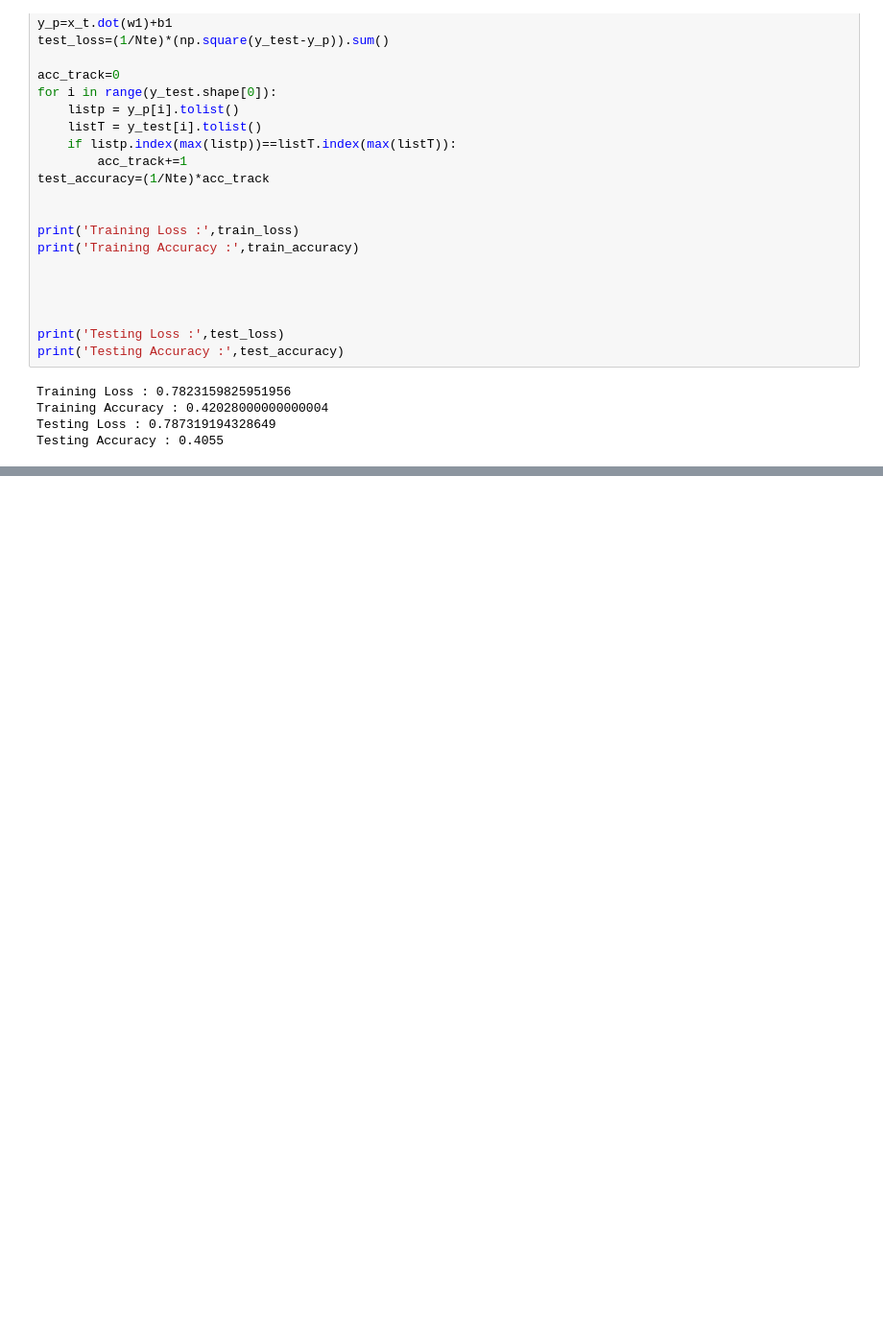
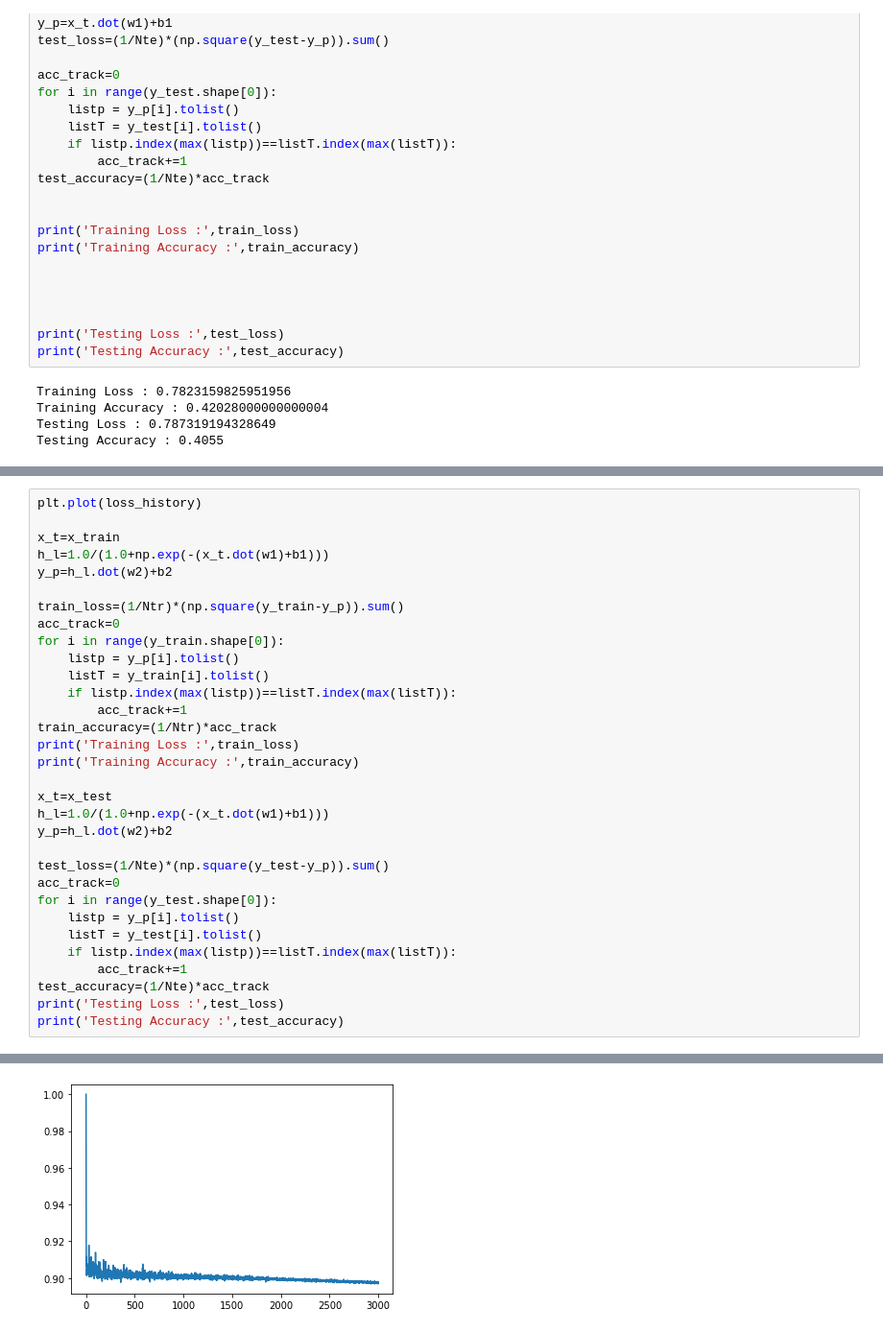
Before and after one commit to Dileesha747/ImageProcessing_1, a Jupyter notebook: assgn1.ipynb, the cells around one changed output, grey strips where cells are left out. Shown: that part at 96% size. Cells and saved outputs as stored; diff of their text form; blank space fills up the shorter version.

```diff
--- a/assgn1.ipynb
+++ b/assgn1.ipynb
@@ -282,0 +454,33 @@ print(list1.index(max(list1)))
+# %%
+plt.plot(loss_history)
+
+x_t=x_train
+h_l=1.0/(1.0+np.exp(-(x_t.dot(w1)+b1)))
+y_p=h_l.dot(w2)+b2
+
+train_loss=(1/Ntr)*(np.square(y_train-y_p)).sum()
+acc_track=0
+for i in range(y_train.shape[0]):
+    listp = y_p[i].tolist()
+    listT = y_train[i].tolist()
+    if listp.index(max(listp))==listT.index(max(listT)):
+        acc_track+=1
+train_accuracy=(1/Ntr)*acc_track
+print('Training Loss :',train_loss)
+print('Training Accuracy :',train_accuracy)
+
+x_t=x_test
+h_l=1.0/(1.0+np.exp(-(x_t.dot(w1)+b1)))
+y_p=h_l.dot(w2)+b2
+
+test_loss=(1/Nte)*(np.square(y_test-y_p)).sum()
+acc_track=0
+for i in range(y_test.shape[0]):
+    listp = y_p[i].tolist()
+    listT = y_test[i].tolist()
+    if listp.index(max(listp))==listT.index(max(listT)):
+        acc_track+=1
+test_accuracy=(1/Nte)*acc_track
+print('Testing Loss :',test_loss)
+print('Testing Accuracy :',test_accuracy)
+# %% [output]
@@ -282,0 +491 @@ print(list1.index(max(list1)))
+[figure, added]
```
Also changed, not shown: parts of 7 cells of this notebook.
